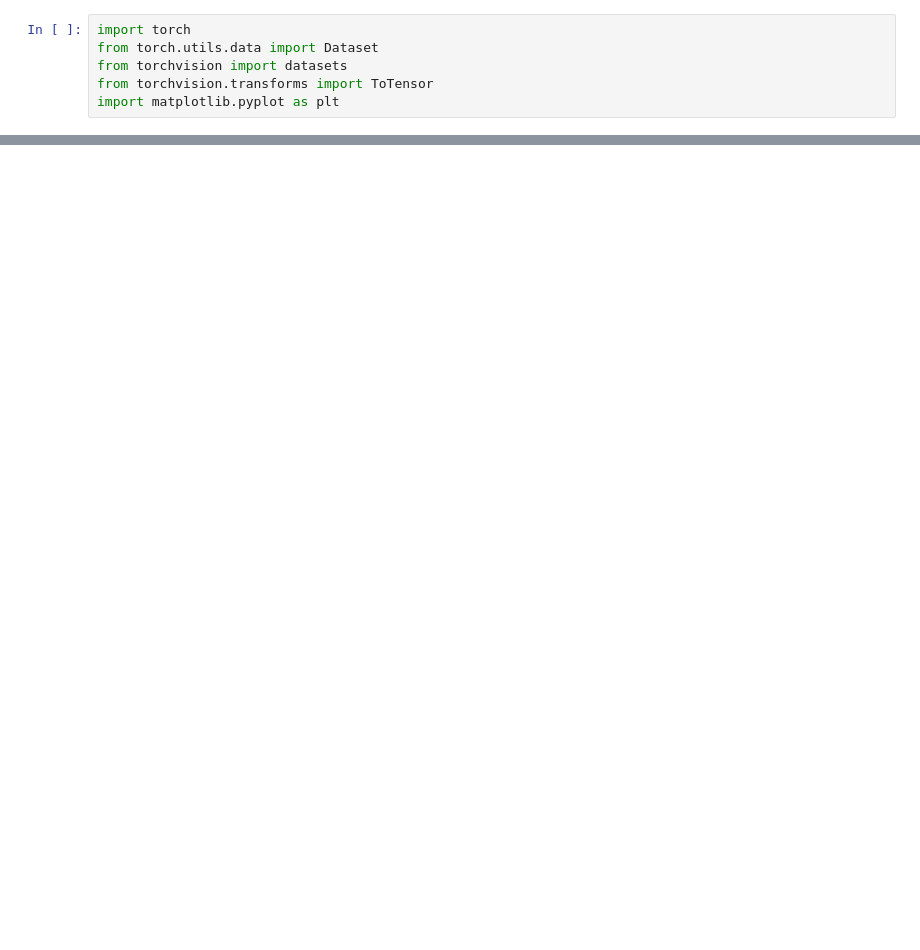
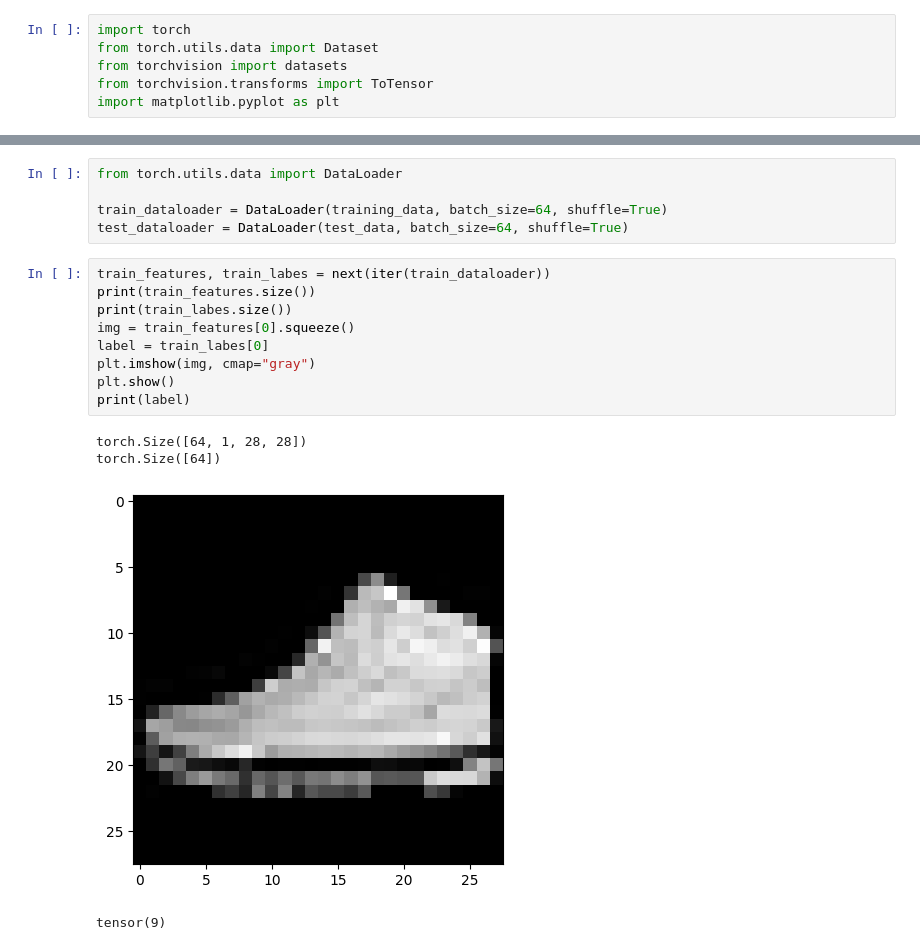
Before and after one commit to sive2045/DRL_LAB, a Jupyter notebook: pytorch/datasets_dataloaders.ipynb, the cells around one changed output, grey strips where cells are left out. Saved outputs shown, nothing was run; the diff lists cells and outputs as text; blank space fills up the shorter version.

```diff
--- a/pytorch/datasets_dataloaders.ipynb
+++ b/pytorch/datasets_dataloaders.ipynb
@@ -70,0 +71,19 @@ tensor([26279])
+# %%
+from torch.utils.data import DataLoader
+
+train_dataloader = DataLoader(training_data, batch_size=64, shuffle=True)
+test_dataloader = DataLoader(test_data, batch_size=64, shuffle=True)
+# %%
+train_features, train_labes = next(iter(train_dataloader))
+print(train_features.size())
+print(train_labes.size())
+img = train_features[0].squeeze()
+label = train_labes[0]
+plt.imshow(img, cmap="gray")
+plt.show()
+print(label)
+# %% [output]
+torch.Size([64, 1, 28, 28])
+torch.Size([64])
+[figure, added]
+tensor(9)
```
Also changed, not shown: parts of 4 cells of this notebook, 2 other files.
